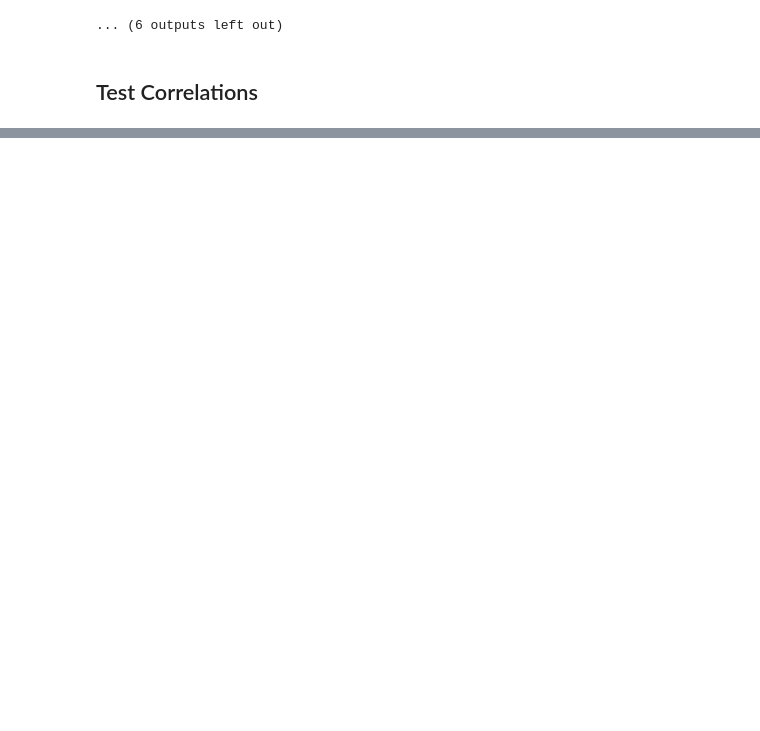
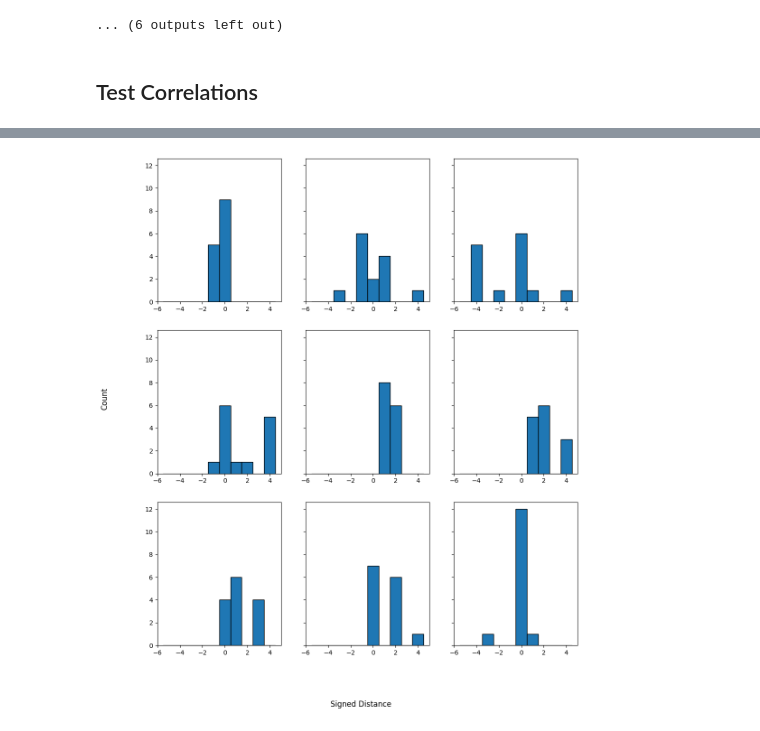
Before and after one commit to movinglinguini/Carambola-Analysis, a Jupyter notebook: summer-2023/phase-1-analysis.ipynb, the cells around one changed output, grey strips where cells are left out. Drawn from its saved outputs; the diff is of its cells as text; code cells hidden in the pictures; blank space fills up the shorter version.

```diff
--- a/summer-2023/phase-1-analysis.ipynb
+++ b/summer-2023/phase-1-analysis.ipynb
@@ -171,0 +207,32 @@ Appears to be some correlation between gender and the assignment on prompt #9 (i
+# %%
+def computeSignedDistance(value1, value2):
+    global VALUE_COUNT
+
+    value2_trans1 = value2 - VALUE_COUNT
+    value2_trans2 = value2 + VALUE_COUNT
+
+    values_to_compare_against = [value2, value2_trans1, value2_trans2]
+
+    min_dist = None
+    sign = None
+    for val in values_to_compare_against:
+        if min_dist is None or abs(value1 - val) < min_dist:
+            min_dist = abs(value1 - val)
+
+            if value1 > val:
+                sign = -1
+            else:
+                sign = 1
+
+    return sign * min_dist
+# %%
+distance_df = []
+for row in data_df.iloc:
+    new_row = {}
+    for idx, col in enumerate(value_assignment_columns):
+        new_row[col] = computeSignedDistance(expected_values_per_prompt[idx], row[col])
+
+    distance_df.append(new_row)
+
+distance_df = pd.DataFrame(distance_df)
+display(distance_df)
@@ -171,0 +255,13 @@ Appears to be some correlation between gender and the assignment on prompt #9 (i
+# %%
+bins = list(range(-5, 6))
+fig, axs = plt.subplots(3, 3, sharex=False, sharey=True, figsize=(12, 14))
+plots = axs.reshape(9,)
+for value_index, row in enumerate(distance_df.T.iloc):
+    plot = plots[value_index]
+    plot.hist(row, bins=bins, align='left', edgecolor='black')
+
+fig.supxlabel('Signed Distance')
+fig.supylabel('Count')
+plt.show()
+# %% [output]
+[figure, added]
```
Also changed, not shown: parts of 11 cells of this notebook, 1 other file.
